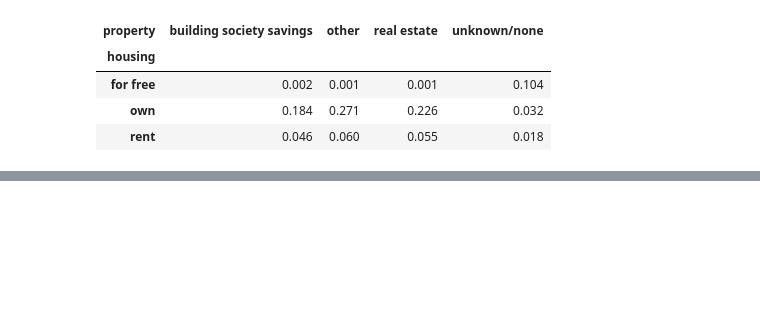
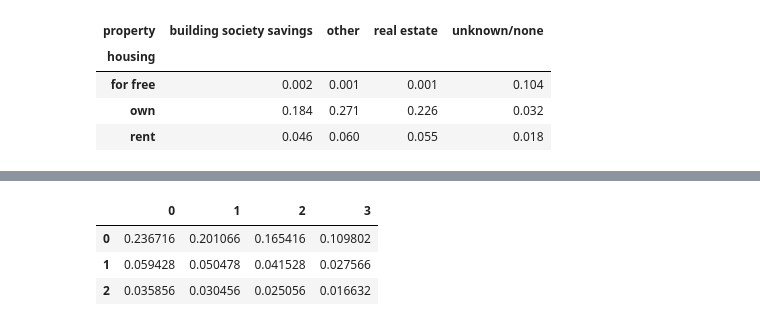
Before and after one commit to Vic263RP/MIA3-Formacion-2023-UV-AI, a Jupyter notebook: B1_HerramientasParaIA/T2_Estadistica/Tarea/tarea_1.ipynb, the cells around one changed output, grey strips where cells are left out. Saved outputs shown, nothing was run; the diff lists cells and outputs as text; code cells hidden in the pictures; blank space fills up the shorter version.

```diff
--- a/B1_HerramientasParaIA/T2_Estadistica/Tarea/tarea_1.ipynb
+++ b/B1_HerramientasParaIA/T2_Estadistica/Tarea/tarea_1.ipynb
@@ -139,0 +161,7 @@ dtype: float64
+# %%
+pd.DataFrame(prob_housing.values @ prob_prop.values.T)
+# %% [output]
+|  | 0 | 1 | 2 | 3 |
+| 0 | 0.236716 | 0.201066 | 0.165416 | 0.109802 |
+| 1 | 0.059428 | 0.050478 | 0.041528 | 0.027566 |
+| 2 | 0.035856 | 0.030456 | 0.025056 | 0.016632 |
```
Also changed, not shown: parts of 12 cells of this notebook, 1 other file.
